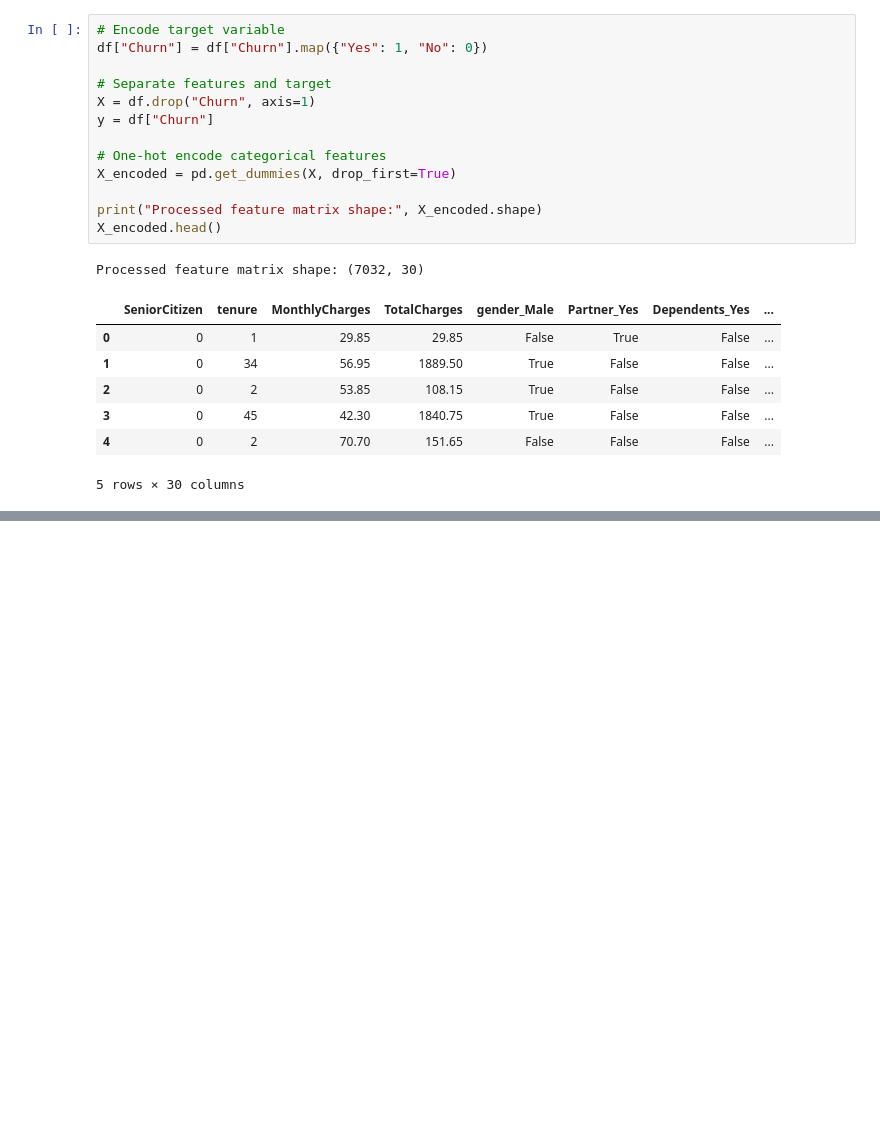
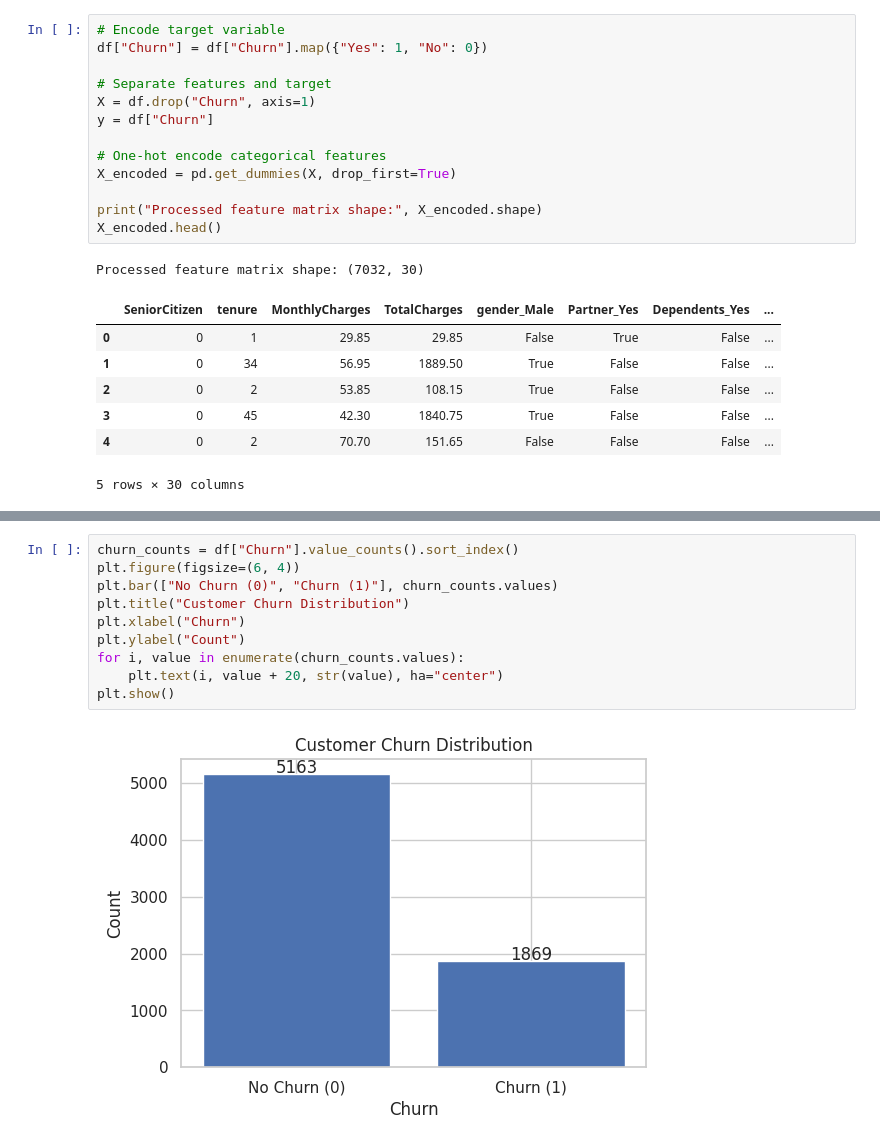
Before and after one commit to RONINNNN/Customer-Churn-Prediction-using-Machine-Learning, a Jupyter notebook: Predicting_Customer_Churn_in_the_Telecom_Industry_project_(1).ipynb, the cells around one changed output, grey strips where cells are left out. Drawn from its saved outputs; the diff is of its cells as text; blank space fills up the shorter version.

```diff
--- a/Predicting_Customer_Churn_in_the_Telecom_Industry_project_(1).ipynb
+++ b/Predicting_Customer_Churn_in_the_Telecom_Industry_project_(1).ipynb
@@ -198,0 +211,12 @@ Processed feature matrix shape: (7032, 30)
+# %%
+churn_counts = df["Churn"].value_counts().sort_index()
+plt.figure(figsize=(6, 4))
+plt.bar(["No Churn (0)", "Churn (1)"], churn_counts.values)
+plt.title("Customer Churn Distribution")
+plt.xlabel("Churn")
+plt.ylabel("Count")
+for i, value in enumerate(churn_counts.values):
+    plt.text(i, value + 20, str(value), ha="center")
+plt.show()
+# %% [output]
+[figure, added]
```
Also changed, not shown: parts of 13 cells of this notebook.
